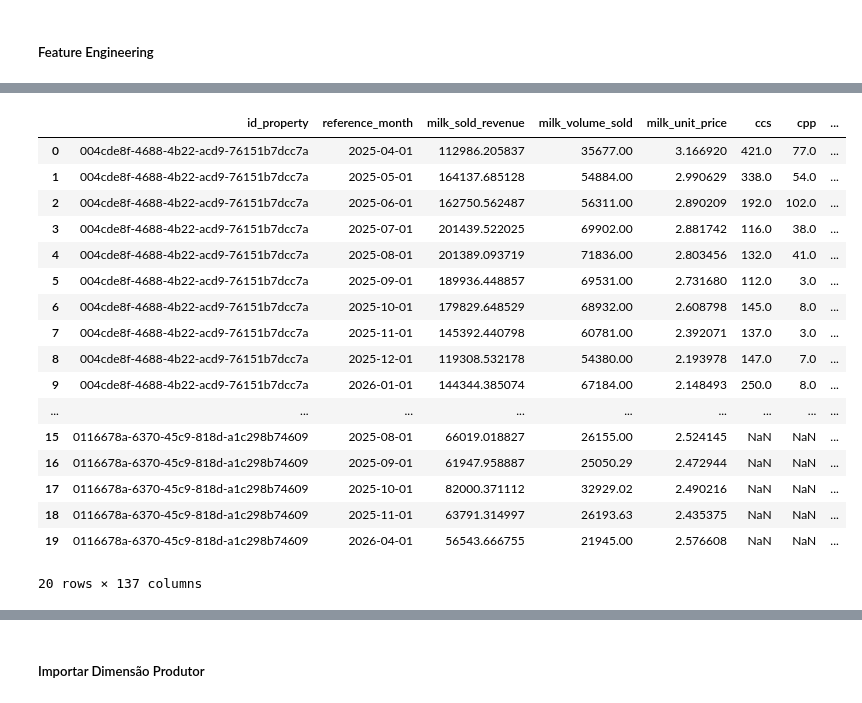
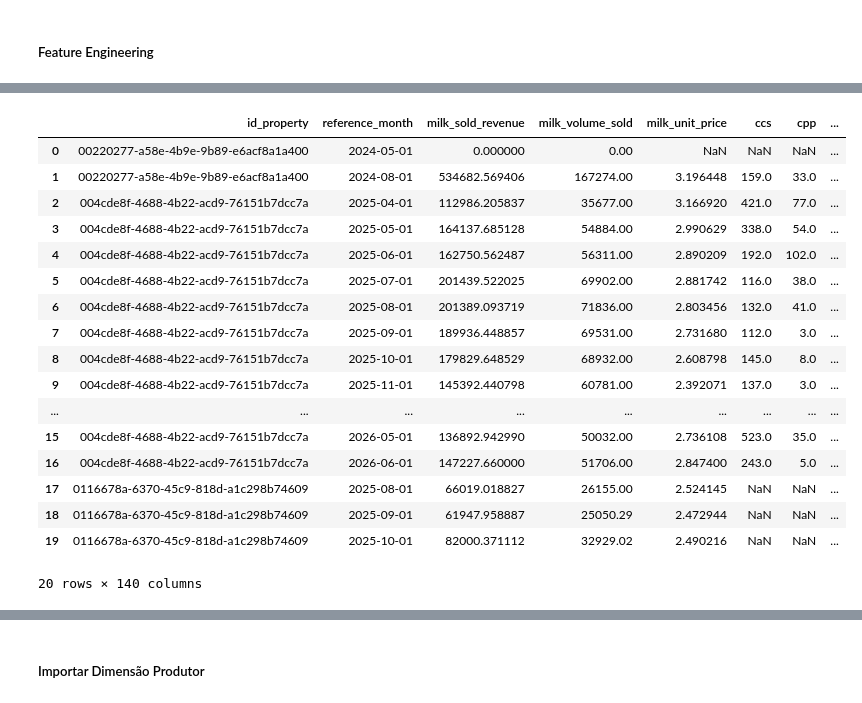
Before and after one commit to noguilhermee/lr-elabore-views, a Jupyter notebook: app/1 - Tratando os dados.ipynb, the cells around one changed output, grey strips where cells are left out. Saved outputs shown, nothing was run; the diff lists cells and outputs as text; code cells hidden in the pictures.

```diff
--- a/app/1 - Tratando os dados.ipynb
+++ b/app/1 - Tratando os dados.ipynb
@@ -519,2 +526,0 @@ Importando analytics_mart.vw_asset_payment_history...
-# %%
-df_revenue                  = importar_view(nome_view="vw_revenue",        engine=engine, schema=PG_SCHEMA, ordenar_por="id_property")
@@ -710,8 +668,9 @@ dados_views = {
     "vw_feeding": df_feeding,
     "vw_labor": df_labor,
     "vw_own_milk": df_own_milk,
-    "vw_area_month": df_area,
-    "vw_asset_payment_history": df_asset_payment_history_monthly,
+    "mvw_area_land_summary": df_area,   # nome atualizado
+    "mvw_asset_payment_history": df_asset_payment_history_monthly,
+    "vw_dairy_production_system_monthly": df_dairy_production_system_monthly,
 }
 
 for nome_view, df_view in dados_views.items():
@@ -1147,10 +1056,7 @@ for nome_view in VIEWS_MERGE:
     # --------------------------------------------------------
 
     if nome_view not in dados_preparados:
-        raise KeyError(
-            f"A view {nome_view} não foi encontrada "
-            "em dados_preparados."
-        )
+        raise KeyError(f"A view {nome_view} não foi encontrada " "em dados_preparados.")
 
     df_auxiliar = dados_preparados[nome_view].copy()
 
@@ -1200,7 +1106,9 @@ for nome_view in VIEWS_MERGE:
     # 4. Renomear colunas que já existem no df_final
     # --------------------------------------------------------
 
-    prefixo = nome_view.removeprefix("vw_")
+    import re
+
+    prefixo = re.sub(r"^(vw_|mvw_)", "", nome_view)
 
     colunas_conflitantes = [
         coluna
@@ -1555,9 +1458,17 @@ COLUNAS_DEFLACIONAR_ANIMAIS = [
     "other_categories_value",
 ]
 
+COLUNAS_DEFLACIONAR_MAQ_BEN = [
+    'monthly_depreciation_benfeitorias',
+    'monthly_depreciation_maquinas_e_equipamentos',
+    'monthly_average_capital_stock_benfeitorias',
+    'monthly_average_capital_stock_maquinas_e_equipamentos'
+]
+
 COLUNAS_DEFLACIONAR = (
     COLUNAS_DEFLACIONAR_RECEITAS
     + COLUNAS_DEFLACIONAR_DESPESAS
+    + COLUNAS_DEFLACIONAR_MAQ_BEN
     # + COLUNAS_DEFLACIONAR_ANIMAIS
 )
 
@@ -1663,8 +1574,8 @@ MAPA_PRESENCA = {
     "vw_feeding": "has_feeding_data",
     "vw_labor": "has_labor_data",
     "vw_own_milk": "has_own_milk_data",
-    "vw_asset_payment_history": "has_asset_data",
-    "vw_area_month": "has_active_area_month",
+    "mvw_asset_payment_history": "has_asset_data",
+    "mvw_area_land_summary": "has_active_area_month",
     "vw_dairy_production_system_monthly": "has_dairy_production_system_data",
 }
 
@@ -1748,7 +1659,7 @@ colunas_presenca = [
     "has_own_milk_data",
     "has_asset_data",
     "has_active_area_month",
-    # "has_dairy_production_system_data"
+    "has_dairy_production_system_data"
 ]
 
 
@@ -1913,7 +1824,7 @@ df_integrada["other_operating_expenses"] = (somar_colunas_preservando_ausencia(d
 df_integrada["animal_capital_stock"] = (df_integrada["lactating_cows"] * df_integrada["lactating_cows_value"]) + (df_integrada["dry_cows"] * df_integrada["dry_cows_value"]) + (df_integrada["nursing"] * df_integrada["nursing_value"]) + (df_integrada["rearing"] * df_integrada["rearing_value"]) + (df_integrada["males"] * df_integrada["males_value"]) + ((df_integrada["other_categories"] * df_integrada["other_categories_value"])/2)
 
 # Estoque de capital da terra
-df_integrada["land_capital_stock"] = df_integrada["hectares_propria"] * df_integrada["land_value_propria"]
+df_integrada["land_capital_stock"] = df_integrada["hectares_propria"] * df_integrada["raw_land_value_medio_ponderado"]
 
 # Define os componentes do estoque de capital fixo.
 COLUNAS_CAPITAL_FIXO = [
@@ -1983,7 +1894,15 @@ df_integrada[
 df_integrada["lactating_cows_hectare_activity"] = (df_integrada["lactating_cows"] / df_integrada["hectares_atividade"].replace(0, np.nan))
 
 # Percentual da área arrendada
-df_integrada["rented_area_percentage"] = (df_integrada["hectares_arrendada"] / df_integrada["hectares_area_total"].replace(0, np.nan) * 100)
+df_integrada["hectares_arrendada"] = df_integrada[[
+    "hectares_rented_benfeitorias_estradas",
+    "hectares_rented_app_reserva_legal",
+    "hectares_rented_forrageiras",
+]].sum(axis=1, skipna=True)
+
+df_integrada["rented_area_percentage"] = (
+    df_integrada["hectares_arrendada"] / df_integrada["hectares_total"].replace(0, np.nan) * 100
+)
 
 df_integrada.head(20)
 # %% [output]
@@ -2012,20 +1933,20 @@ Colunas finais: 101
 |  | id_property | reference_month | milk_sold_revenue | milk_volume_sold | milk_unit_price | ccs | cpp | ... |
-| 0 | 004cde8f-4688-4b22-acd9-76151b7dcc7a | 2025-04-01 | 112986.205837 | 35677.00 | 3.166920 | 421.0 | 77.0 | ... |
-| 1 | 004cde8f-4688-4b22-acd9-76151b7dcc7a | 2025-05-01 | 164137.685128 | 54884.00 | 2.990629 | 338.0 | 54.0 | ... |
-| 2 | 004cde8f-4688-4b22-acd9-76151b7dcc7a | 2025-06-01 | 162750.562487 | 56311.00 | 2.890209 | 192.0 | 102.0 | ... |
-| 3 | 004cde8f-4688-4b22-acd9-76151b7dcc7a | 2025-07-01 | 201439.522025 | 69902.00 | 2.881742 | 116.0 | 38.0 | ... |
-| 4 | 004cde8f-4688-4b22-acd9-76151b7dcc7a | 2025-08-01 | 201389.093719 | 71836.00 | 2.803456 | 132.0 | 41.0 | ... |
-| 5 | 004cde8f-4688-4b22-acd9-76151b7dcc7a | 2025-09-01 | 189936.448857 | 69531.00 | 2.731680 | 112.0 | 3.0 | ... |
-| 6 | 004cde8f-4688-4b22-acd9-76151b7dcc7a | 2025-10-01 | 179829.648529 | 68932.00 | 2.608798 | 145.0 | 8.0 | ... |
-| 7 | 004cde8f-4688-4b22-acd9-76151b7dcc7a | 2025-11-01 | 145392.440798 | 60781.00 | 2.392071 | 137.0 | 3.0 | ... |
-| 8 | 004cde8f-4688-4b22-acd9-76151b7dcc7a | 2025-12-01 | 119308.532178 | 54380.00 | 2.193978 | 147.0 | 7.0 | ... |
-| 9 | 004cde8f-4688-4b22-acd9-76151b7dcc7a | 2026-01-01 | 144344.385074 | 67184.00 | 2.148493 | 250.0 | 8.0 | ... |
+| 0 | 00220277-a58e-4b9e-9b89-e6acf8a1a400 | 2024-05-01 | 0.000000 | 0.00 | NaN | NaN | NaN | ... |
+| 1 | 00220277-a58e-4b9e-9b89-e6acf8a1a400 | 2024-08-01 | 534682.569406 | 167274.00 | 3.196448 | 159.0 | 33.0 | ... |
+| 2 | 004cde8f-4688-4b22-acd9-76151b7dcc7a | 2025-04-01 | 112986.205837 | 35677.00 | 3.166920 | 421.0 | 77.0 | ... |
+| 3 | 004cde8f-4688-4b22-acd9-76151b7dcc7a | 2025-05-01 | 164137.685128 | 54884.00 | 2.990629 | 338.0 | 54.0 | ... |
+| 4 | 004cde8f-4688-4b22-acd9-76151b7dcc7a | 2025-06-01 | 162750.562487 | 56311.00 | 2.890209 | 192.0 | 102.0 | ... |
+| 5 | 004cde8f-4688-4b22-acd9-76151b7dcc7a | 2025-07-01 | 201439.522025 | 69902.00 | 2.881742 | 116.0 | 38.0 | ... |
+| 6 | 004cde8f-4688-4b22-acd9-76151b7dcc7a | 2025-08-01 | 201389.093719 | 71836.00 | 2.803456 | 132.0 | 41.0 | ... |
+| 7 | 004cde8f-4688-4b22-acd9-76151b7dcc7a | 2025-09-01 | 189936.448857 | 69531.00 | 2.731680 | 112.0 | 3.0 | ... |
+| 8 | 004cde8f-4688-4b22-acd9-76151b7dcc7a | 2025-10-01 | 179829.648529 | 68932.00 | 2.608798 | 145.0 | 8.0 | ... |
+| 9 | 004cde8f-4688-4b22-acd9-76151b7dcc7a | 2025-11-01 | 145392.440798 | 60781.00 | 2.392071 | 137.0 | 3.0 | ... |
 | ... | ... | ... | ... | ... | ... | ... | ... | ... |
-| 15 | 0116678a-6370-45c9-818d-a1c298b74609 | 2025-08-01 | 66019.018827 | 26155.00 | 2.524145 | NaN | NaN | ... |
-| 16 | 0116678a-6370-45c9-818d-a1c298b74609 | 2025-09-01 | 61947.958887 | 25050.29 | 2.472944 | NaN | NaN | ... |
-| 17 | 0116678a-6370-45c9-818d-a1c298b74609 | 2025-10-01 | 82000.371112 | 32929.02 | 2.490216 | NaN | NaN | ... |
-| 18 | 0116678a-6370-45c9-818d-a1c298b74609 | 2025-11-01 | 63791.314997 | 26193.63 | 2.435375 | NaN | NaN | ... |
-| 19 | 0116678a-6370-45c9-818d-a1c298b74609 | 2026-04-01 | 56543.666755 | 21945.00 | 2.576608 | NaN | NaN | ... |
+| 15 | 004cde8f-4688-4b22-acd9-76151b7dcc7a | 2026-05-01 | 136892.942990 | 50032.00 | 2.736108 | 523.0 | 35.0 | ... |
+| 16 | 004cde8f-4688-4b22-acd9-76151b7dcc7a | 2026-06-01 | 147227.660000 | 51706.00 | 2.847400 | 243.0 | 5.0 | ... |
+| 17 | 0116678a-6370-45c9-818d-a1c298b74609 | 2025-08-01 | 66019.018827 | 26155.00 | 2.524145 | NaN | NaN | ... |
+| 18 | 0116678a-6370-45c9-818d-a1c298b74609 | 2025-09-01 | 61947.958887 | 25050.29 | 2.472944 | NaN | NaN | ... |
+| 19 | 0116678a-6370-45c9-818d-a1c298b74609 | 2025-10-01 | 82000.371112 | 32929.02 | 2.490216 | NaN | NaN | ... |
-20 rows × 137 columns
+20 rows × 140 columns
 # %%
 df_integrada.columns.tolist()
```
Also changed, not shown: parts of 33 cells of this notebook, 23 other files.
